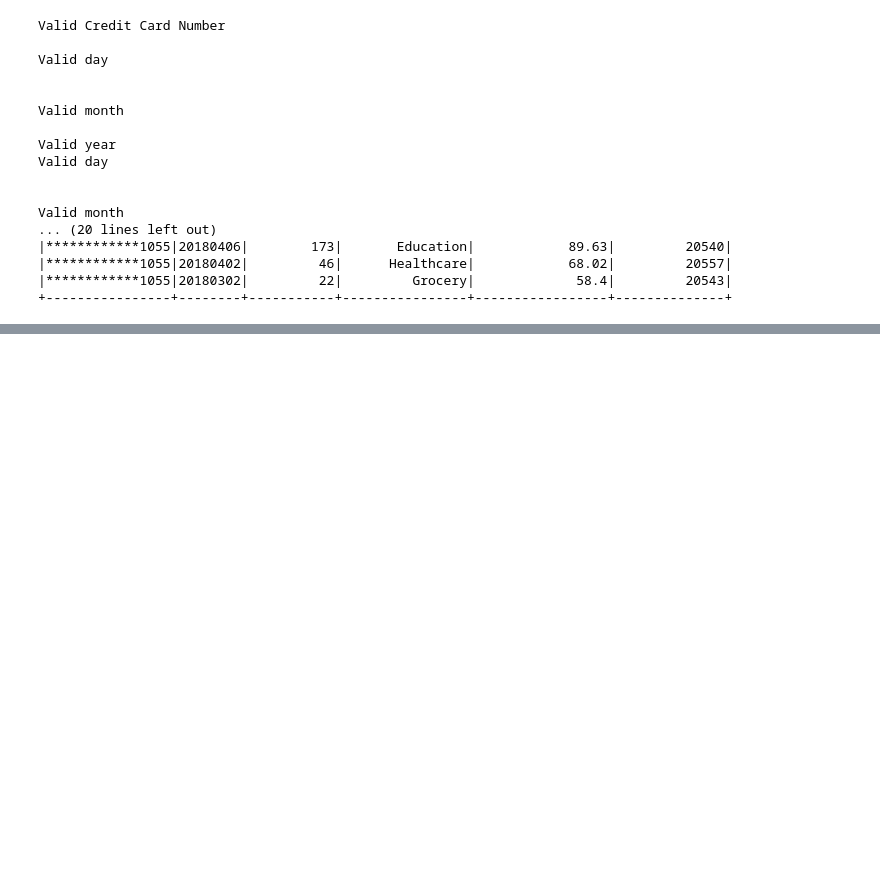
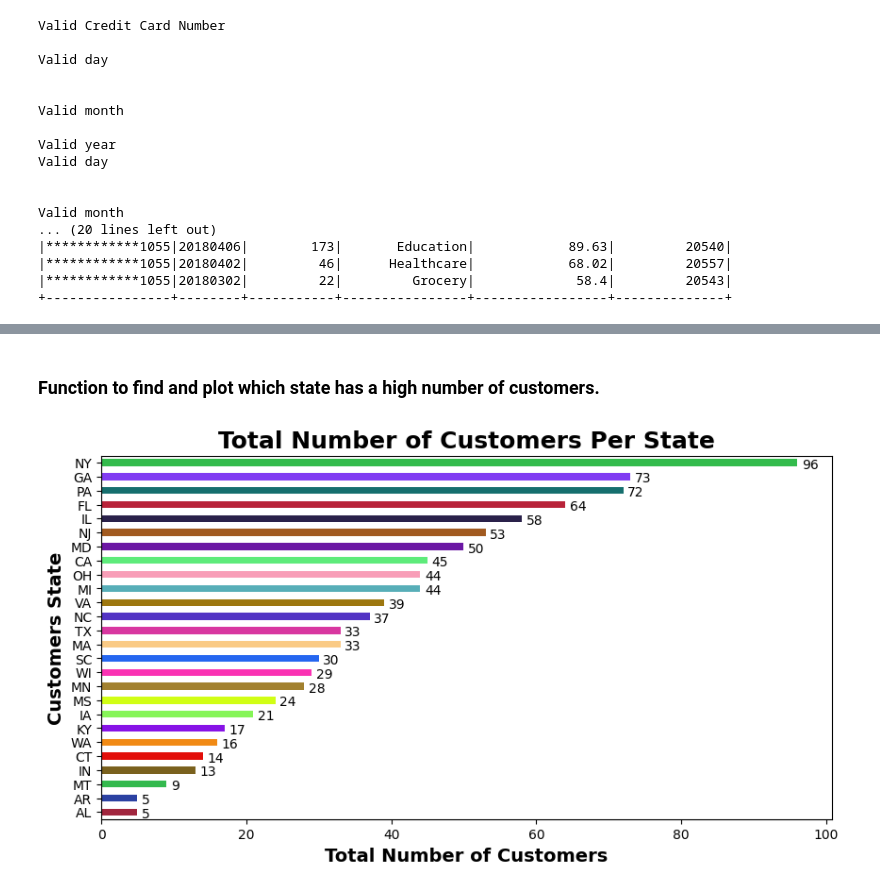
Before and after one commit to nithyabalasubram/capstone, a Jupyter notebook: etl_visualization_capstone.ipynb, the cells around one changed output, grey strips where cells are left out. Cells and saved outputs as stored; diff of their text form; code cells hidden in the pictures; blank space fills up the shorter version.

```diff
--- a/etl_visualization_capstone.ipynb
+++ b/etl_visualization_capstone.ipynb
@@ -1049,0 +1104,37 @@ Valid month
+# %% [markdown]
+### Function to find and plot which state has a high number of customers.
+# %%
+# Function to find and plot which state has a high number of customers.
+def state_with_high_no_of_customers(df_cus):
+
+    # Set random colors for each state.
+    state_color = set_colors_for_plot(len(df_cus['CUST_STATE'].unique()))
+
+    # Getting the countof the customers per state.
+    states = df_cus['CUST_STATE'].value_counts()
+
+    # Set random colors for each state.
+    state_color = set_colors_for_plot(len(states))
+
+    states.sort_values(ascending=True, inplace = True)
+
+    # Plotting the bar graph for the states.
+    states.plot(kind='barh', figsize=(10, 5), color = state_color)
+
+    # Setting the title.
+    plt.title('Total Number of Customers Per State', fontweight = 'bold', fontsize = '18')
+    # Setting the x-label.
+    plt.xlabel('Total Number of Customers', fontweight = 'bold', fontsize = '14')
+    # Setting the y-label.
+    plt.ylabel('Customers State', fontweight = 'bold', fontsize = 14)
+
+    # Displaying the number of customers for the state.
+    for index, value in enumerate(states):
+      plt.text(value+0.6, index-0.4, str(value))
+
+    plt.show()
+# %%
+# Function to find and plot which state has a high number of customers.
+state_with_high_no_of_customers(df_cus)
+# %% [output]
+[figure, added]
```
Also changed, not shown: parts of 13 cells of this notebook.
